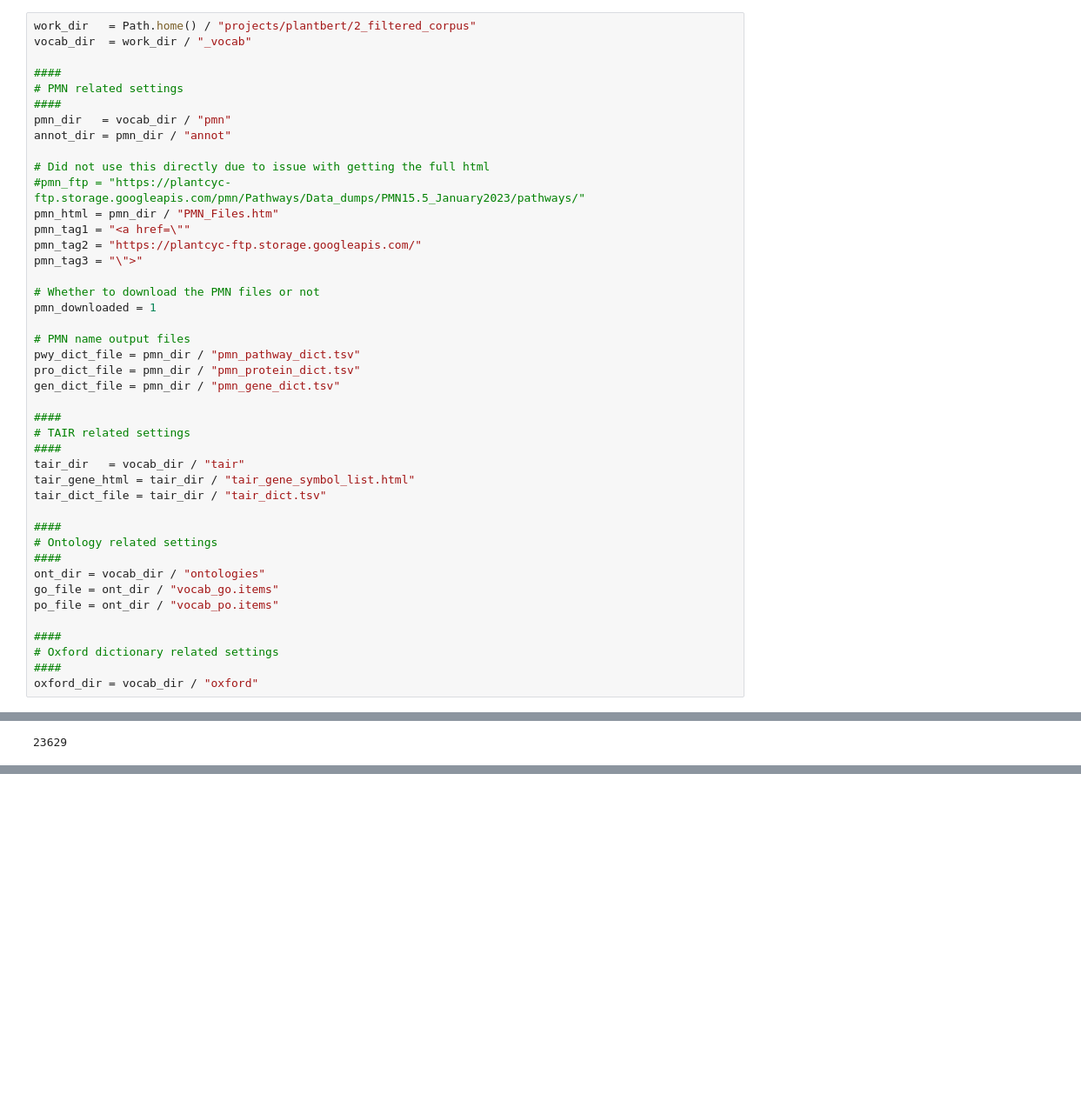
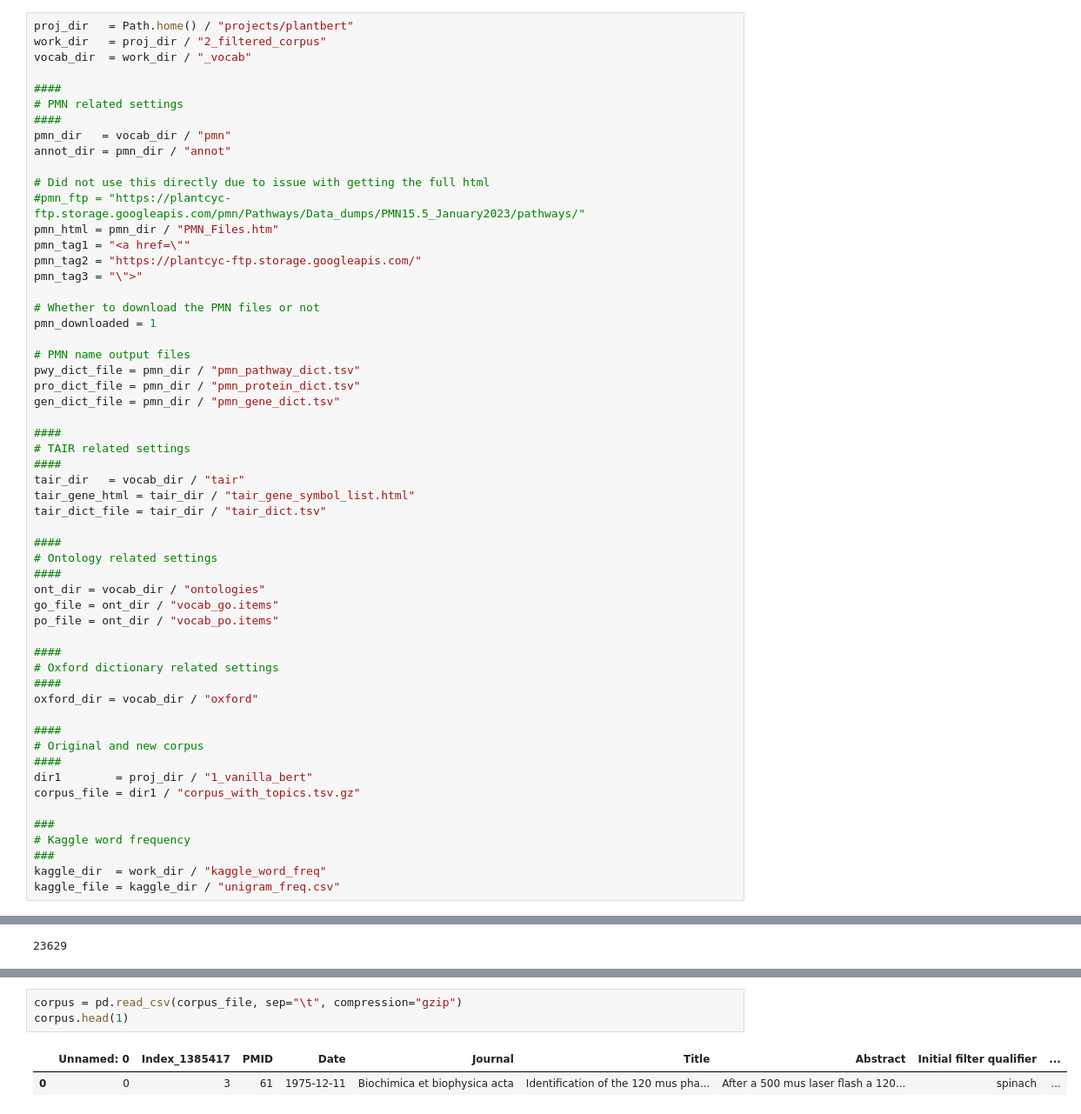
Before and after one commit to shinhanshiu/plantbert, a Jupyter notebook: script_2_1_corpus_filtering.ipynb, the cells around one changed output, grey strips where cells are left out. Shown at 87% size. Drawn from its saved outputs; the diff is of its cells as text; blank space fills up the shorter version.

```diff
--- a/script_2_1_corpus_filtering.ipynb
+++ b/script_2_1_corpus_filtering.ipynb
@@ -39,7 +42,8 @@ from tqdm import tqdm
 
 #from urllib import request
 # %%
-work_dir   = Path.home() / "projects/plantbert/2_filtered_corpus"
+proj_dir   = Path.home() / "projects/plantbert"
+work_dir   = proj_dir / "2_filtered_corpus"
 vocab_dir  = work_dir / "_vocab"
 
 ####
@@ -81,6 +85,18 @@ po_file = ont_dir / "vocab_po.items"
 # Oxford dictionary related settings
 ####
 oxford_dir = vocab_dir / "oxford"
+
+####
+# Original and new corpus
+####
+dir1        = proj_dir / "1_vanilla_bert"
+corpus_file = dir1 / "corpus_with_topics.tsv.gz"
+
+###
+# Kaggle word frequency
+###
+kaggle_dir  = work_dir / "kaggle_word_freq"
+kaggle_file = kaggle_dir / "unigram_freq.csv"
 # %% [markdown]
 ## ___Preprocess vocab___
 # %% [markdown]
@@ -369,0 +593,6 @@ po_items = open(po_file, "r").readlines()
+# %%
+corpus = pd.read_csv(corpus_file, sep="\t", compression="gzip")
+corpus.head(1)
+# %% [output]
+|  | Unnamed: 0 | Index_1385417 | PMID | Date | Journal | Title | Abstract | Initial filter qualifier | ... |
+| 0 | 0 | 3 | 61 | 1975-12-11 | Biochimica et biophysica acta | Identification of the 120 mus pha... | After a 500 mus laser flash a 120... | spinach | ... |
```
Also changed, not shown: parts of 33 cells of this notebook, 4 other files.
